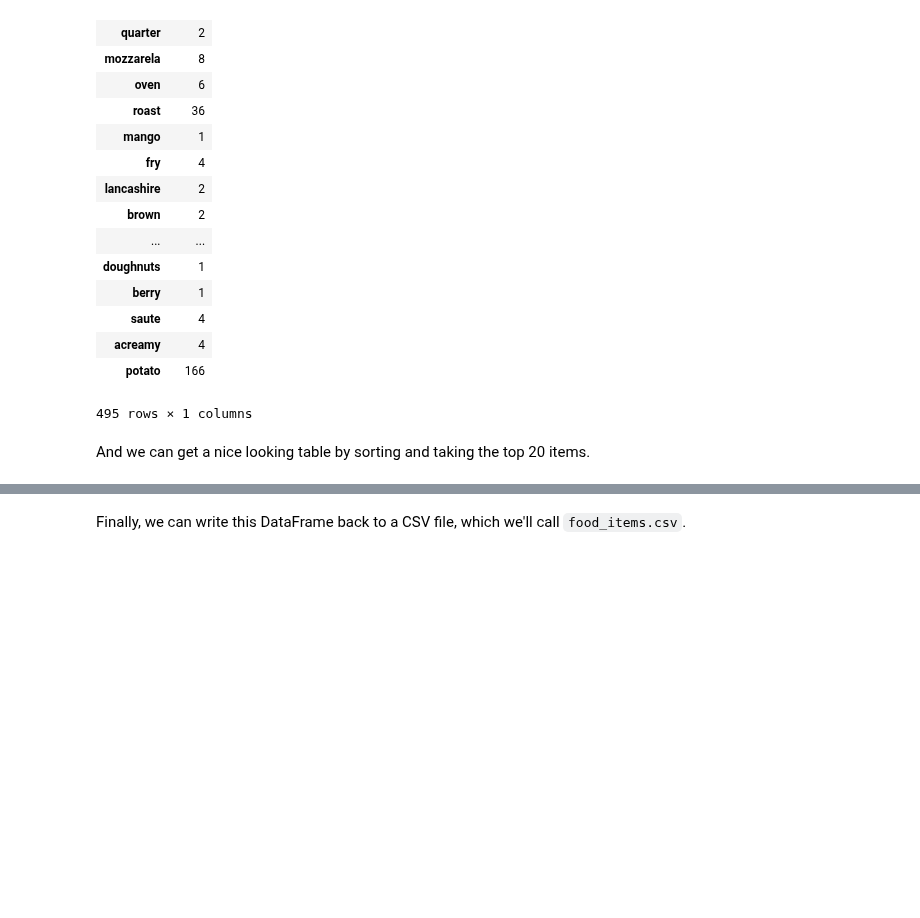
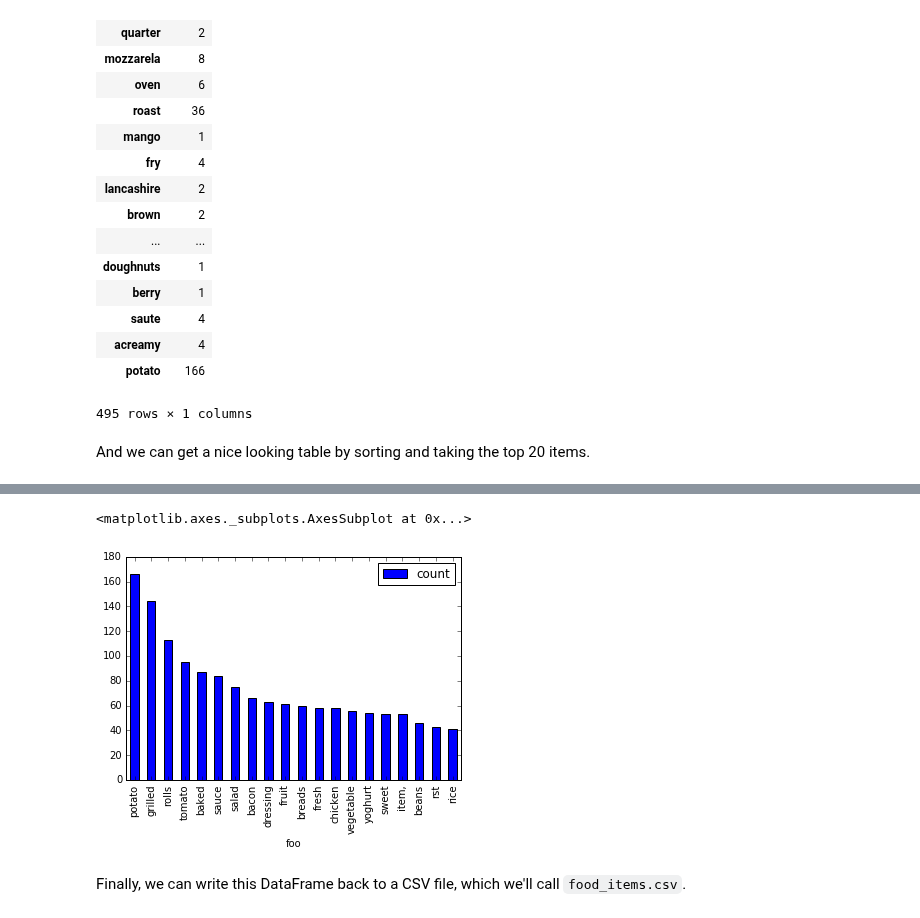
Before and after one commit to edinburghlivinglab/dds-notebooks, a Jupyter notebook: notebooks/jmcc_menu.ipynb, the cells around one changed output, grey strips where cells are left out. Cells and saved outputs as stored; diff of their text form; code cells hidden in the pictures; blank space fills up the shorter version.

```diff
--- a/notebooks/jmcc_menu.ipynb
+++ b/notebooks/jmcc_menu.ipynb
@@ -191,6 +193,12 @@ df.sort_values(by='count', ascending=False).head(20)
 | beans | 46 |
 | rst | 43 |
 | rice | 41 |
+# %%
+%matplotlib inline
+df_sorted.plot(kind='bar')
+# %% [output]
+<matplotlib.axes._subplots.AxesSubplot at 0x...>
+[figure, added]
 # %% [markdown]
 Finally, we can write this DataFrame back to a CSV file, which we'll call `food_items.csv`.
 # %%
```
Also changed, not shown: parts of 1 cell of this notebook.
